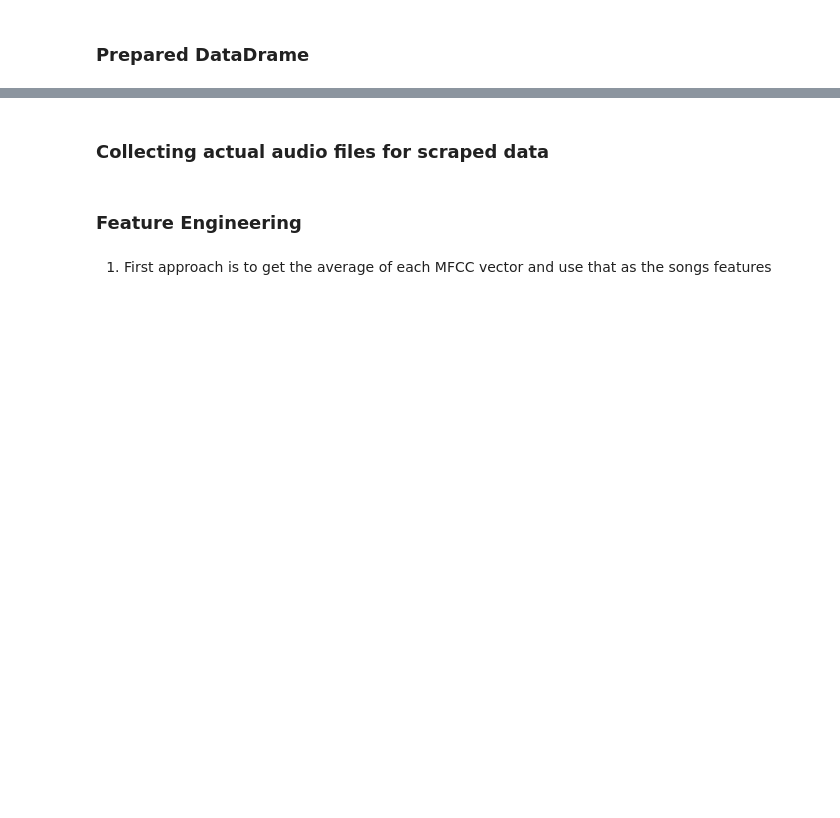
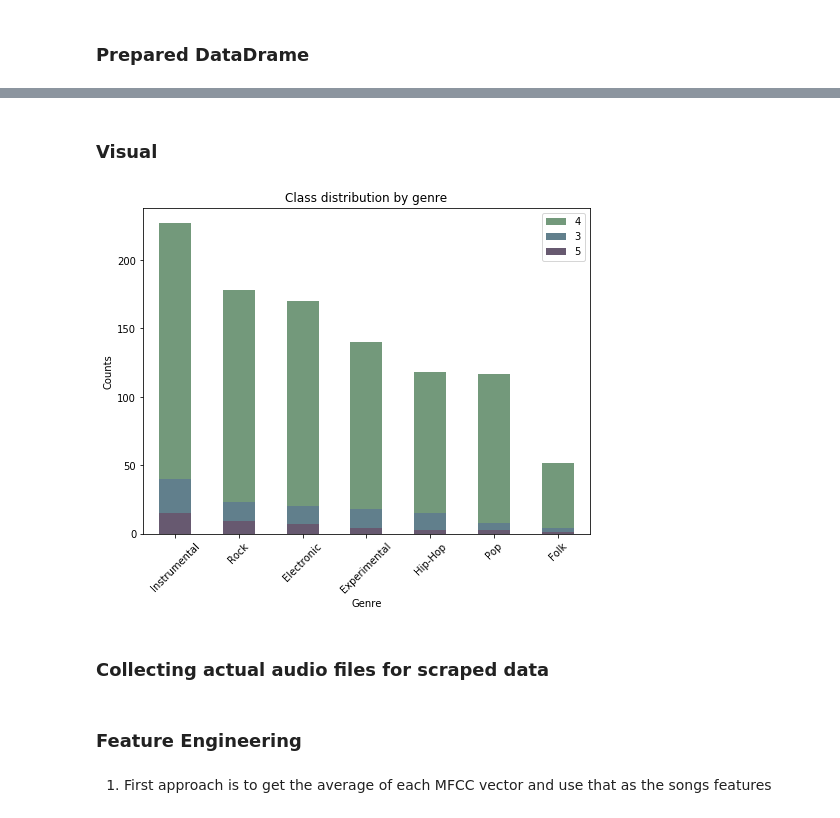
Before and after one commit to OsterMendel/classifying_time_signature_in-music, a Jupyter notebook: data_preparation_feature_engineering.ipynb, the cells around one changed output, grey strips where cells are left out. Drawn from its saved outputs; the diff is of its cells as text; code cells hidden in the pictures; blank space fills up the shorter version.

Commit message:
added visual for genre dist

```diff
--- a/data_preparation_feature_engineering.ipynb
+++ b/data_preparation_feature_engineering.ipynb
@@ -20,6 +20,22 @@ df.head()
 | 2 | 86 | 1OrbImTwzIVWtW1msIfa2r | 4 | 0.815 | 213 | Boute | Au | ... |
 | 3 | 316 | 4ypiBQX6nsXTwLkaHwnaRI | 4 | 0.349 | 534 | I Can See You | Charles Manson | ... |
 | 4 | 322 | 4m8jcQJ7wg4RyFNnIvZZgn | 3 | 0.143 | 540 | The Black Pirate | Charles Manson | ... |
+# %% [markdown]
+### Visual
+# %%
+plt.figure(figsize=(8,6))
+
+df[df['time_signature'] == 4]['track_top_genre'].value_counts().plot(kind='bar',color='#73997b', label='4');
+df[df['time_signature'] == 3]['track_top_genre'].value_counts().plot(kind='bar',color='#617f8c', label='3');
+df[df['time_signature'] == 5]['track_top_genre'].value_counts().plot(kind='bar',color='#675970', label='5');
+plt.title('Class distribution by genre');
+plt.xlabel('Genre');
+plt.ylabel('Counts');
+plt.xticks(rotation=45)
+plt.legend();
+plt.savefig('class_dist_by_genre.png')
+# %% [output]
+[figure, added]
 # %% [markdown]
 ### Collecting actual audio files for scraped data
 # %%
```
Also changed, not shown: parts of 1 cell of this notebook, 2 other files.
